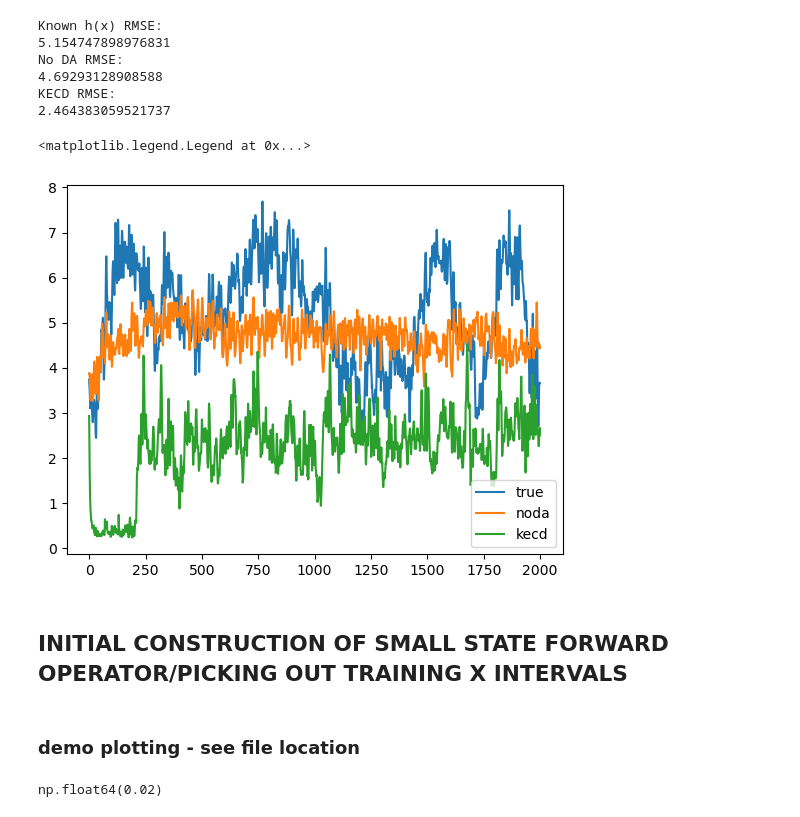
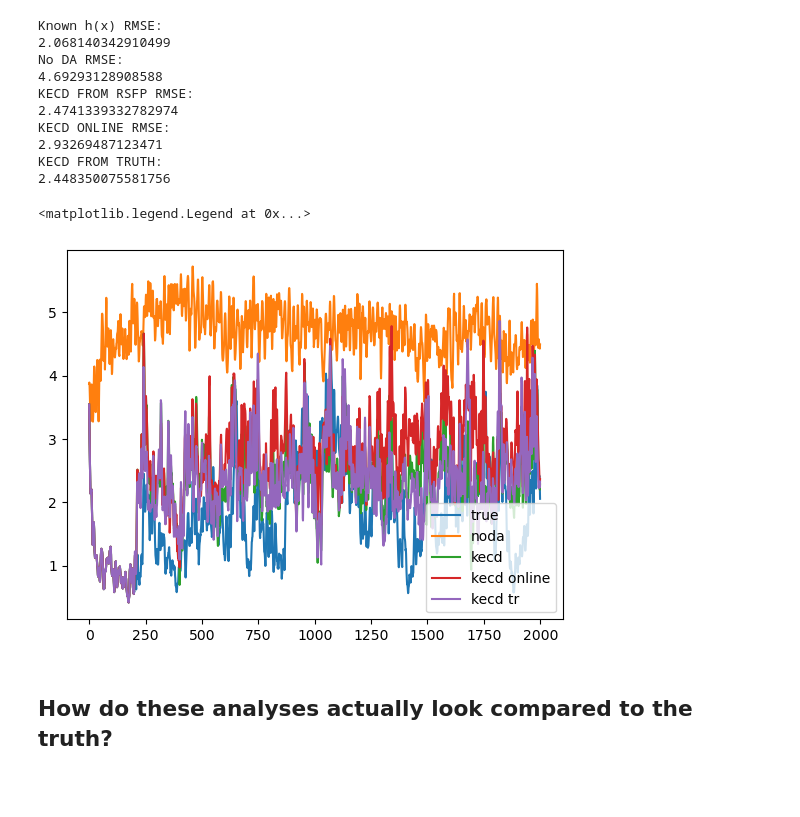
Before and after one commit to hsanter/DAPyr-nle, a Jupyter notebook: src/notebooks/scale-sep.ipynb, the cells around one changed output. Cells and saved outputs as stored; diff of their text form; code cells hidden in the pictures; blank space fills up the shorter version.

```diff
--- a/src/notebooks/scale-sep.ipynb
+++ b/src/notebooks/scale-sep.ipynb
@@ -453,25 +222,38 @@ interactive(children=(IntSlider(value=1, description='t', max=1999, min=1), IntS
 # %%
-#m_long_mat = loadmat('data/experiments/scale-sep/l05_c25.mat')
+e_split_true = dap.loadExpt('data/experiments/scale-sep/l05-true-split.expt')
+e_split_kecd = dap.loadExpt('data/experiments/scale-sep/l05-kecd-split.expt')
+e_split_kecd_online = dap.loadExpt('data/experiments/scale-sep/l05-kecd-split-online.expt')
+e_split_kecd_tr = dap.loadExpt('data/experiments/scale-sep/l05-kecd-split-truth.expt')
+e_split_noda = dap.loadExpt('data/experiments/scale-sep/l05-noda-split.expt')
+
 plt.plot(e_split_true.rmse, label='true')
 plt.plot(e_split_noda.rmse, label='noda')
-plt.plot(e_sd_kecd.rmse, label='kecd')
+plt.plot(e_split_kecd.rmse, label='kecd')
+plt.plot(e_split_kecd_online.rmse, label='kecd online')
+plt.plot(e_split_kecd_tr.rmse, label='kecd tr')
 
 print('Known h(x) RMSE:')
 print(e_split_true.rmse[500:].mean())
 print('No DA RMSE:')
 print(e_split_noda.rmse[500:].mean())
-print('KECD RMSE:')
-print(e_sd_kecd.rmse[500:].mean())
+print('KECD FROM RSFP RMSE:')
+print(e_split_kecd.rmse[500:].mean())
+print('KECD ONLINE RMSE:')
+print(e_split_kecd_online.rmse[500:].mean())
+print('KECD FROM TRUTH:')
+print(e_split_kecd_tr.rmse[500:].mean())
 
 plt.legend()
 # %% [output]
 Known h(x) RMSE:
-5.154747898976831
+2.068140342910499
 No DA RMSE:
 4.69293128908588
-KECD RMSE:
-2.464383059521737
+KECD FROM RSFP RMSE:
+2.4741339332782974
+KECD ONLINE RMSE:
+2.93269487123471
+KECD FROM TRUTH:
+2.448350075581756
 <matplotlib.legend.Legend at 0x...>
-[figure, old version]
+[figure, new version]
-# %% [markdown]
-## INITIAL CONSTRUCTION OF SMALL STATE FORWARD OPERATOR/PICKING OUT TRAINING X INTERVALS
@@ -594,2 +259,0 @@ def deconstruct_Z_circulant(Zn_matrix, I=12):
-# %% [markdown]
-### demo plotting - see file location
@@ -607,24 +260,2 @@ def deconstruct_Z_circulant(Zn_matrix, I=12):
-# %%
-#_split_true = dap.Expt(f'e_roi_{roi}', {'expt_flag': 1,
-#                      'model_flag':2,
-#                      'model_params': params,
-#                      'localize':1,
-#                      'obf': obf,
-#                      'seed': 58,
-#                      'h_flag': 3,
-#                      'roi': roi,
-#                      'Nt_eff': 0.8,
-#                      'used_obs_err': 0,
-#                      'prescribed_obs_err': 0,
-#                      'used_obs_err_params': uoep_small_sc,
-#                      'prescribed_obs_err_params': poep_small_sc,
-#                      'save_keest_pab':1,
-#                      'small_win': small_win,
-#                      'kddm_flag': 1,
-#                      'Ne':80,
-#                      'T': 2000,
-#                      'saveForecastEns': True,
-#                      'saveEnsMean': True})
-e_split_true.getParam('roi')
-# %% [output]
-np.float64(0.02)
+# %% [markdown]
+## How do these analyses actually look compared to the truth?
```
Also changed, not shown: parts of 34 cells of this notebook, 4 other files.
